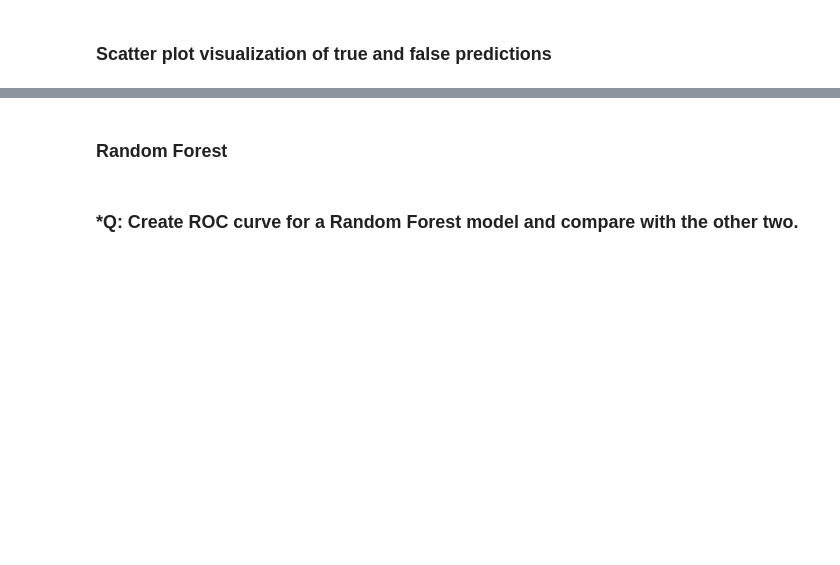
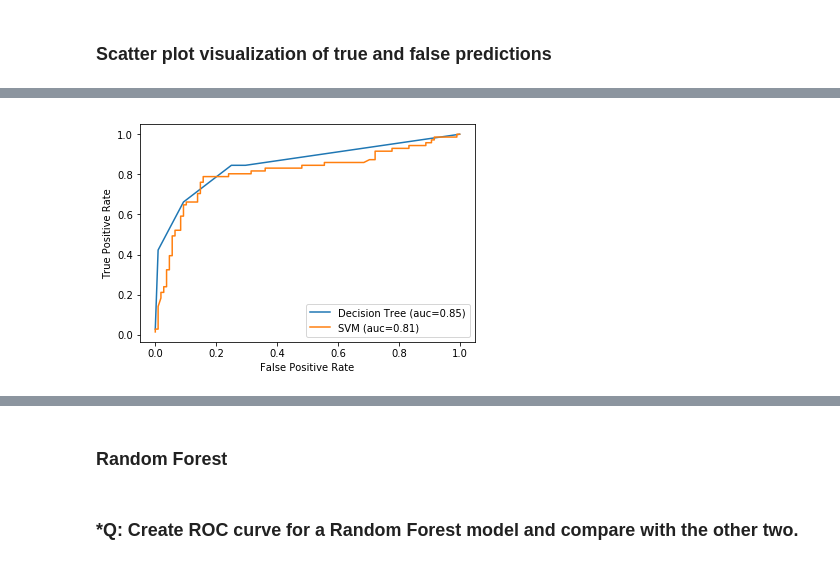
Before and after one commit to shahabeddin/GEC_Lab_IntroLevel, a Jupyter notebook: GEC_Level1_Labs_4_5.ipynb, the cells around one changed output, grey strips where cells are left out. Saved outputs shown, nothing was run; the diff lists cells and outputs as text; code cells hidden in the pictures; blank space fills up the shorter version.

```diff
--- a/GEC_Level1_Labs_4_5.ipynb
+++ b/GEC_Level1_Labs_4_5.ipynb
@@ -54,6 +67,3 @@ target = 'Survived'
-# %%
-if target in features:
-    features.pop(features.index(target))
 # %%
 features
 # %% [output]
@@ -79,3 +93,3 @@ d[features].head()
 # %%
 X=d[features]
-y=d[target]
+y=df[target]
@@ -106,4 +153,4 @@ y_pred = lr.predict(X_test)
 # %% [markdown]
 ### Decision Tree
 # %%
-dt = DecisionTreeClassifier()
+dt = DecisionTreeClassifier(max_depth=3)
@@ -193,0 +319,2 @@ y_pred_prob = #add your code here
+# %%
+y_pred_prob = dt.predict_proba(X_test) [:,1]
@@ -286,9 +501,11 @@ auc2 = metrics.auc(fpr2,tpr2)
 # %%
 plt.plot(fpr, tpr);
 plt.plot(fpr2, tpr2);
 plt.xlabel("False Positive Rate");
 plt.ylabel("True Positive Rate");
 
-plt.legend(["Linear Regression (auc=%0.2f)"%auc,"SVM (auc=%0.2f)"%auc2]);
+plt.legend(["Decision Tree (auc=%0.2f)"%auc,"SVM (auc=%0.2f)"%auc2]);
+# %% [output]
+[figure, added]
 # %%
 print ("AUC:",auc2)
```
Also changed, not shown: parts of 85 cells of this notebook, 3 other files.
